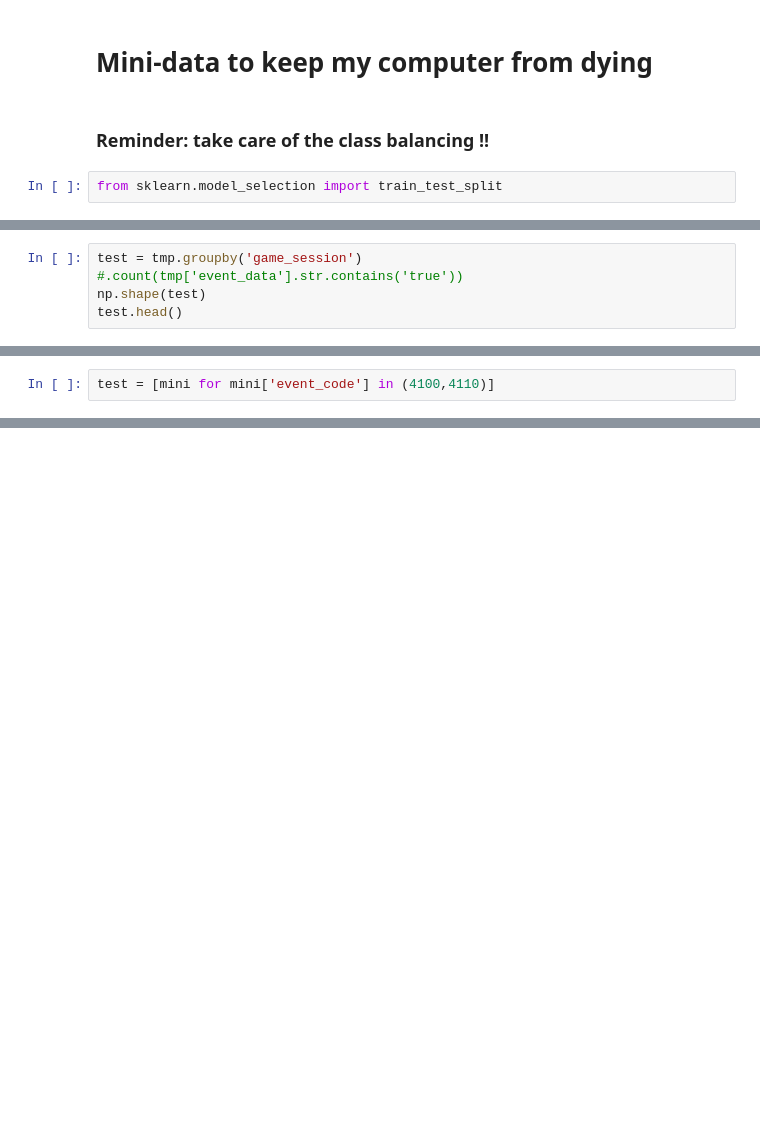
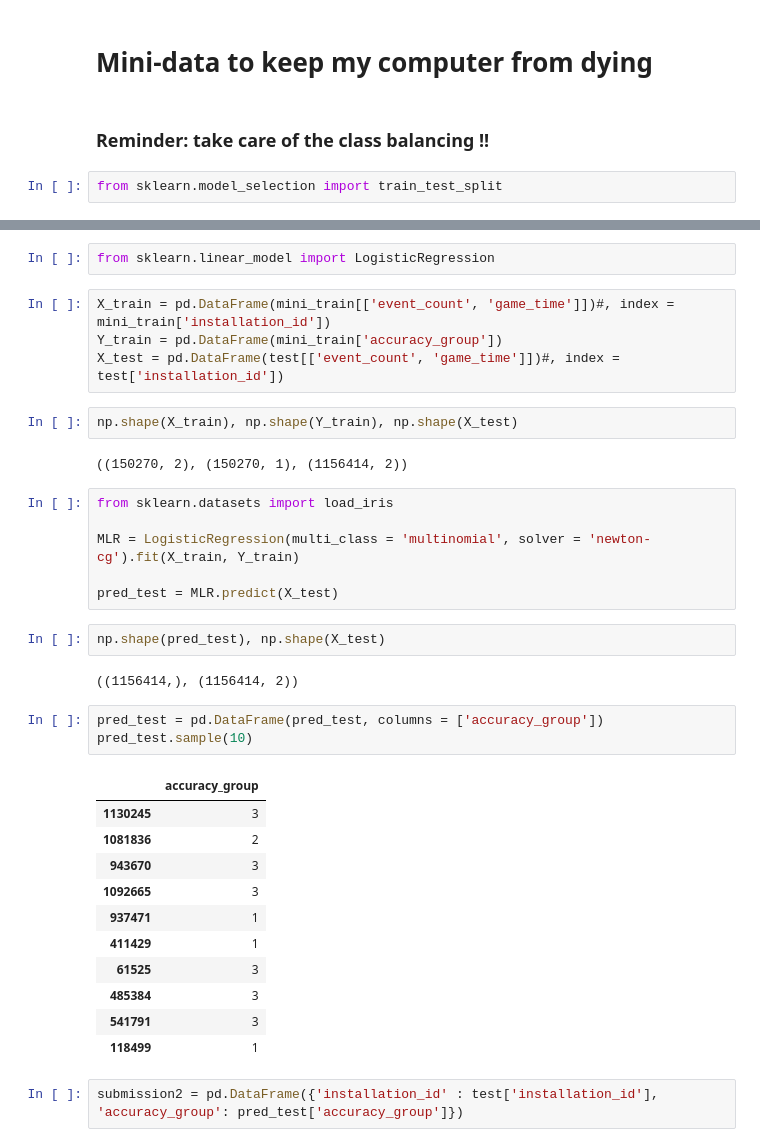
Before and after one commit to DataCampM2DSSAF/suivi-du-data-camp-datacamp_gmma, a Jupyter notebook: Code/DataCamp1_odelia.ipynb, the cells around one changed output, grey strips where cells are left out. Cells and saved outputs as stored; diff of their text form; blank space fills up the shorter version.

```diff
--- a/Code/DataCamp1_odelia.ipynb
+++ b/Code/DataCamp1_odelia.ipynb
@@ -299,4 +237,0 @@ np.shape(tmp)
-# %%
-test = tmp.groupby('game_session') #.count(tmp['event_data'].str.contains('true'))
-np.shape(test)
-test.head()
@@ -350,2 +237,0 @@ np.shape(filter(mini['event_code'] == 4110, mini))
-# %%
-test = [mini for mini['event_code'] in (4100,4110)]
@@ -357,0 +240,37 @@ See the caveats in the documentation: http://pandas.pydata.org/pandas-docs/stabl
+# %%
+from sklearn.linear_model import LogisticRegression
+# %%
+X_train = pd.DataFrame(mini_train[['event_count', 'game_time']])#, index = mini_train['installation_id'])
+Y_train = pd.DataFrame(mini_train['accuracy_group'])
+X_test = pd.DataFrame(test[['event_count', 'game_time']])#, index = test['installation_id'])
+# %%
+np.shape(X_train), np.shape(Y_train), np.shape(X_test)
+# %% [output]
+((150270, 2), (150270, 1), (1156414, 2))
+# %%
+from sklearn.datasets import load_iris
+
+MLR = LogisticRegression(multi_class = 'multinomial', solver = 'newton-cg').fit(X_train, Y_train)
+
+pred_test = MLR.predict(X_test)
+# %%
+np.shape(pred_test), np.shape(X_test)
+# %% [output]
+((1156414,), (1156414, 2))
+# %%
+pred_test = pd.DataFrame(pred_test, columns = ['accuracy_group'])
+pred_test.sample(10)
+# %% [output]
+|  | accuracy_group |
+| 1130245 | 3 |
+| 1081836 | 2 |
+| 943670 | 3 |
+| 1092665 | 3 |
+| 937471 | 1 |
+| 411429 | 1 |
+| 61525 | 3 |
+| 485384 | 3 |
+| 541791 | 3 |
+| 118499 | 1 |
+# %%
+submission2 = pd.DataFrame({'installation_id' : test['installation_id'], 'accuracy_group': pred_test['accuracy_group']})
```
Also changed, not shown: parts of 48 cells of this notebook.
